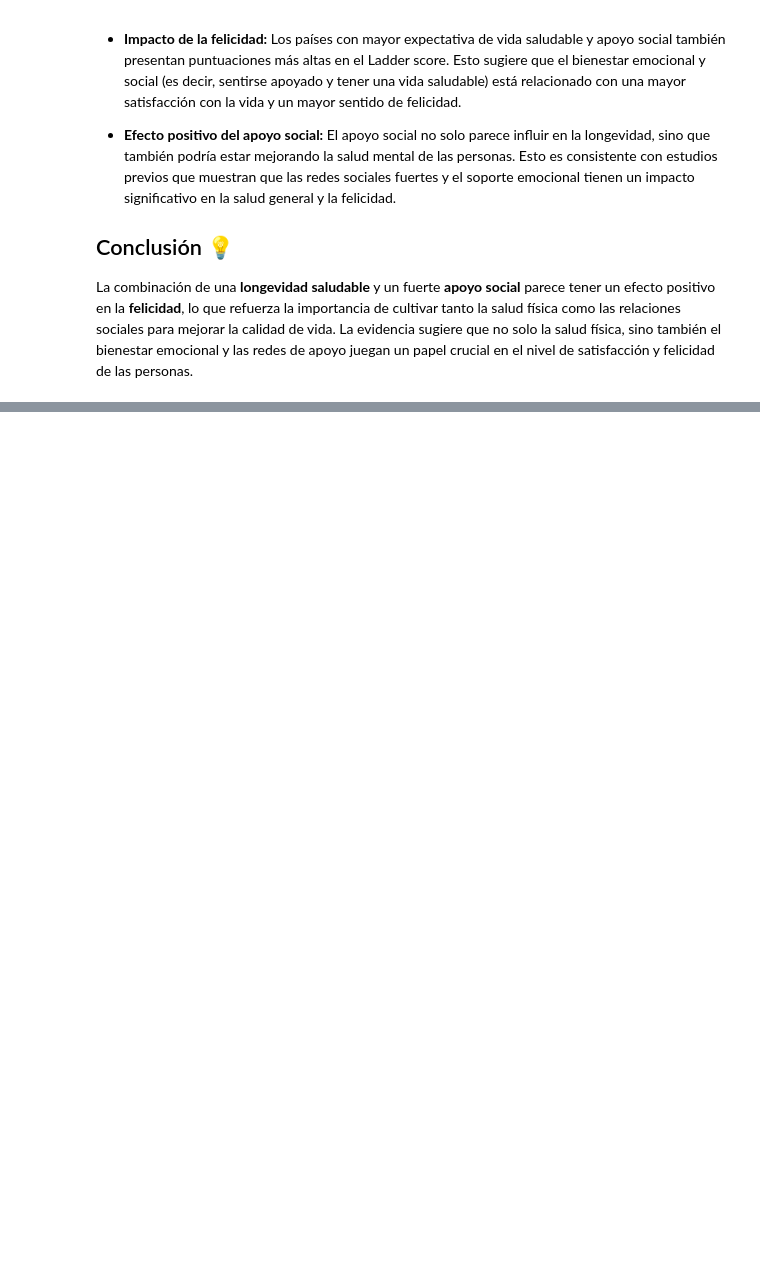
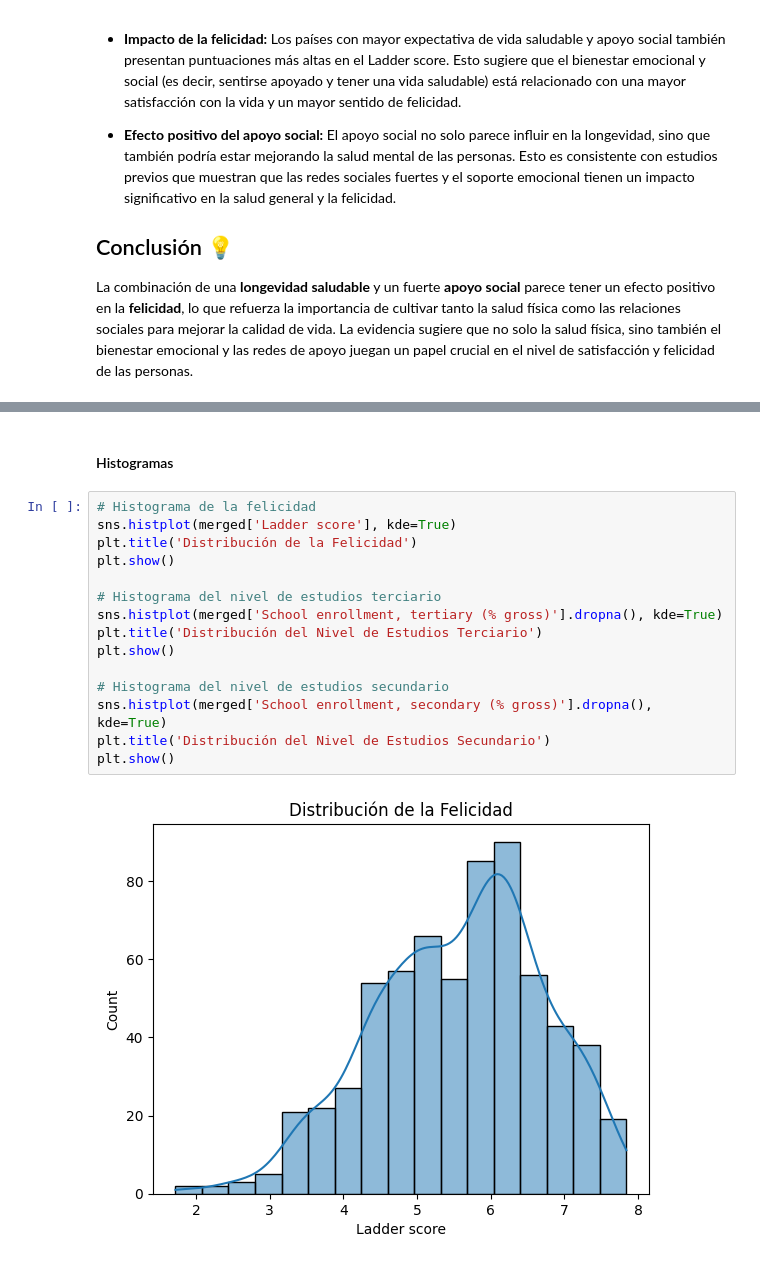
Before and after one commit to merkandez/WorldHappinessEDA_extend, a Jupyter notebook: notebooks/happinness_analysis.ipynb, the cells around one changed output, grey strips where cells are left out. Saved outputs shown, nothing was run; the diff lists cells and outputs as text; blank space fills up the shorter version.

```diff
--- a/notebooks/happinness_analysis.ipynb
+++ b/notebooks/happinness_analysis.ipynb
@@ -821,0 +969,19 @@ La combinación de una **longevidad saludable** y un fuerte **apoyo social** par
+# %% [markdown]
+#### Histogramas
+# %%
+# Histograma de la felicidad
+sns.histplot(merged['Ladder score'], kde=True)
+plt.title('Distribución de la Felicidad')
+plt.show()
+
+# Histograma del nivel de estudios terciario
+sns.histplot(merged['School enrollment, tertiary (% gross)'].dropna(), kde=True)
+plt.title('Distribución del Nivel de Estudios Terciario')
+plt.show()
+
+# Histograma del nivel de estudios secundario
+sns.histplot(merged['School enrollment, secondary (% gross)'].dropna(), kde=True)
+plt.title('Distribución del Nivel de Estudios Secundario')
+plt.show()
+# %% [output]
+[figure, added]
```
Also changed, not shown: parts of 17 cells of this notebook, 2 other files.
